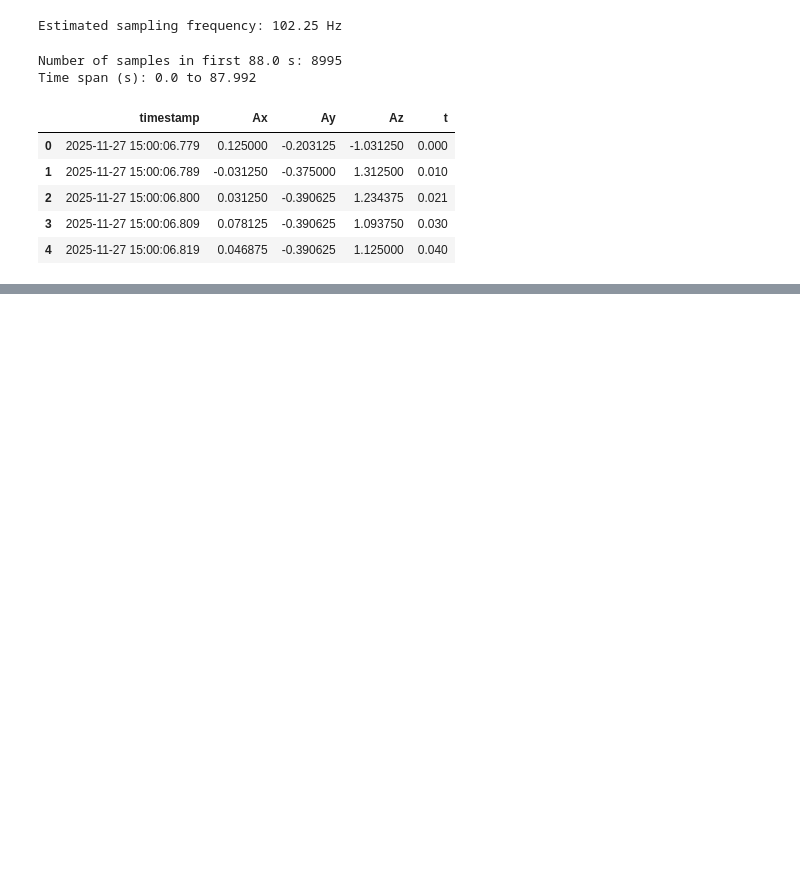
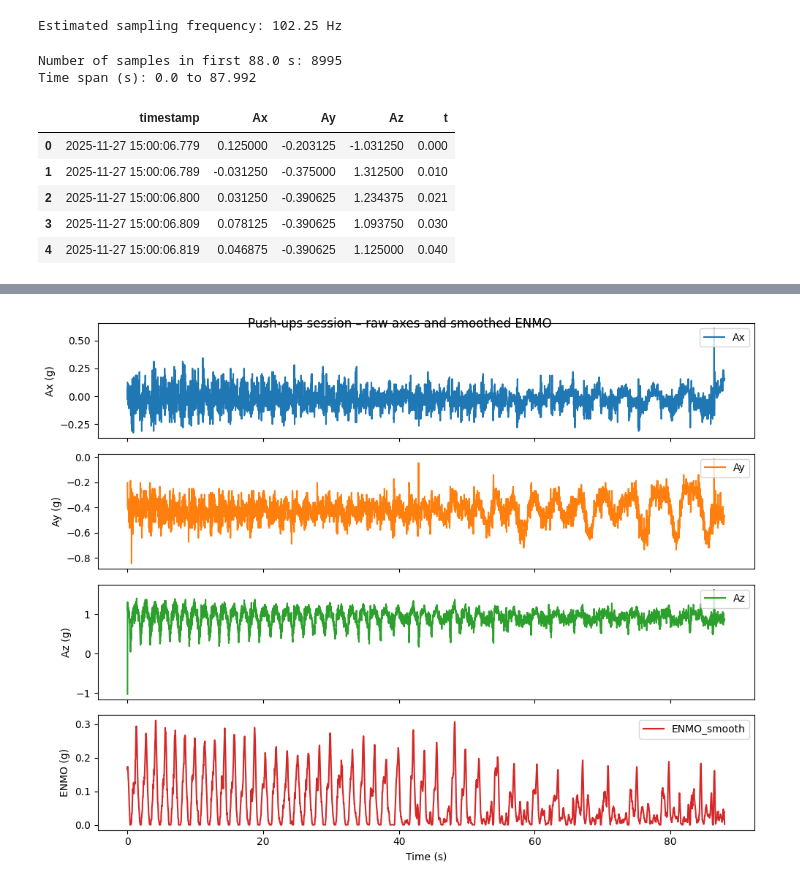
Before and after one commit to OmarFou/HAH913E-2025-Calisthenics, a Jupyter notebook: notebooks/pushups.ipynb, the cells around one changed output, grey strips where cells are left out. Saved outputs shown, nothing was run; the diff lists cells and outputs as text; code cells hidden in the pictures; blank space fills up the shorter version.

```diff
--- a/notebooks/pushups.ipynb
+++ b/notebooks/pushups.ipynb
@@ -114,0 +180,29 @@ Time span (s): 0.0 to 87.992
+# %%
+# ===========================================
+# 6. Visualise raw axes and smoothed ENMO
+# ===========================================
+
+fig, axes = plt.subplots(4, 1, figsize=(10, 8), sharex=True)
+
+axes[0].plot(df["t"], df["Ax"], label="Ax")
+axes[0].set_ylabel("Ax (g)")
+axes[0].legend(loc="upper right")
+
+axes[1].plot(df["t"], df["Ay"], label="Ay", color="tab:orange")
+axes[1].set_ylabel("Ay (g)")
+axes[1].legend(loc="upper right")
+
+axes[2].plot(df["t"], df["Az"], label="Az", color="tab:green")
+axes[2].set_ylabel("Az (g)")
+axes[2].legend(loc="upper right")
+
+axes[3].plot(df["t"], df["ENMO_smooth"], label="ENMO_smooth", color="tab:red")
+axes[3].set_ylabel("ENMO (g)")
+axes[3].set_xlabel("Time (s)")
+axes[3].legend(loc="upper right")
+
+fig.suptitle("Push-ups session – raw axes and smoothed ENMO", y=0.95)
+plt.tight_layout()
+plt.show()
+# %% [output]
+[figure, added]
```
Also changed, not shown: parts of 2 cells of this notebook.
